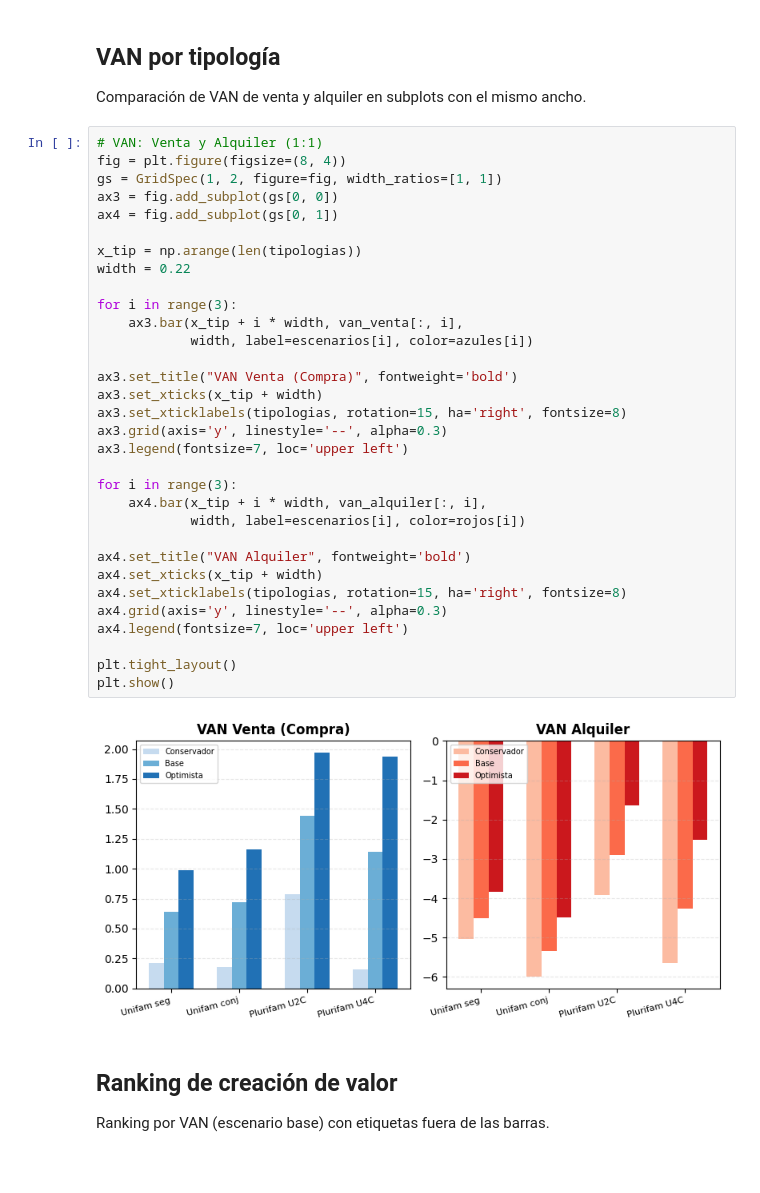
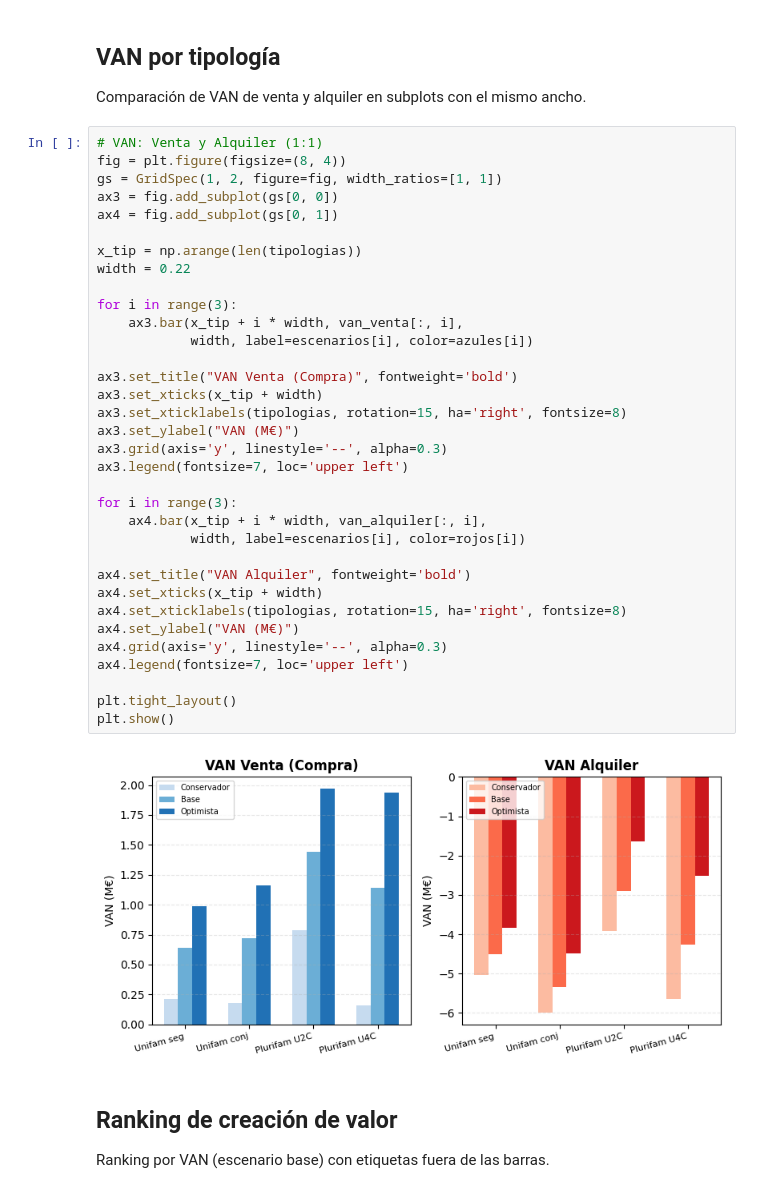
Before and after one commit to sitomachu/bezanillasl, a Jupyter notebook: notebooks/03_macro_and_structural_analysis/analisis_TIR_VAN.ipynb, the cells around one changed output. Cells and saved outputs as stored; diff of their text form; blank space fills up the shorter version.

```diff
--- a/notebooks/03_macro_and_structural_analysis/analisis_TIR_VAN.ipynb
+++ b/notebooks/03_macro_and_structural_analysis/analisis_TIR_VAN.ipynb
@@ -124,34 +124,36 @@ fig = plt.figure(figsize=(8, 4))
 gs = GridSpec(1, 2, figure=fig, width_ratios=[1, 1])
 ax3 = fig.add_subplot(gs[0, 0])
 ax4 = fig.add_subplot(gs[0, 1])
 
 x_tip = np.arange(len(tipologias))
 width = 0.22
 
 for i in range(3):
     ax3.bar(x_tip + i * width, van_venta[:, i],
             width, label=escenarios[i], color=azules[i])
 
 ax3.set_title("VAN Venta (Compra)", fontweight='bold')
 ax3.set_xticks(x_tip + width)
 ax3.set_xticklabels(tipologias, rotation=15, ha='right', fontsize=8)
+ax3.set_ylabel("VAN (M€)")
 ax3.grid(axis='y', linestyle='--', alpha=0.3)
 ax3.legend(fontsize=7, loc='upper left')
 
 for i in range(3):
     ax4.bar(x_tip + i * width, van_alquiler[:, i],
             width, label=escenarios[i], color=rojos[i])
 
 ax4.set_title("VAN Alquiler", fontweight='bold')
 ax4.set_xticks(x_tip + width)
 ax4.set_xticklabels(tipologias, rotation=15, ha='right', fontsize=8)
+ax4.set_ylabel("VAN (M€)")
 ax4.grid(axis='y', linestyle='--', alpha=0.3)
 ax4.legend(fontsize=7, loc='upper left')
 
 plt.tight_layout()
 plt.show()
 # %% [output]
-[figure, old version]
+[figure, new version]
 # %% [markdown]
 ## Ranking de creación de valor
 Ranking por VAN (escenario base) con etiquetas fuera de las barras.
```
Also changed, not shown: parts of 1 cell of this notebook.
